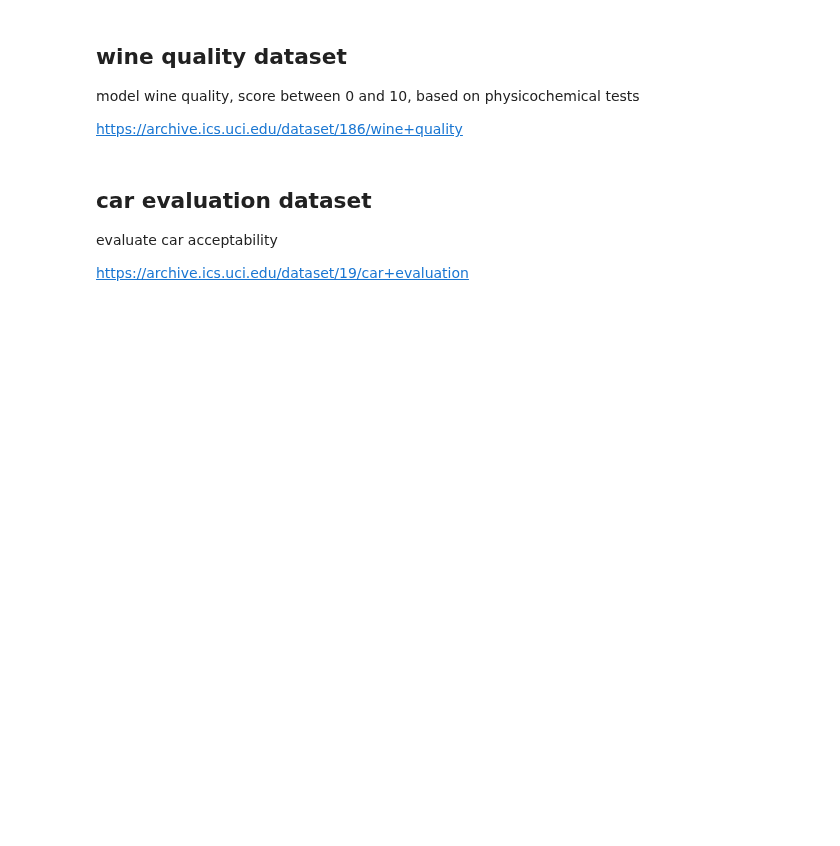
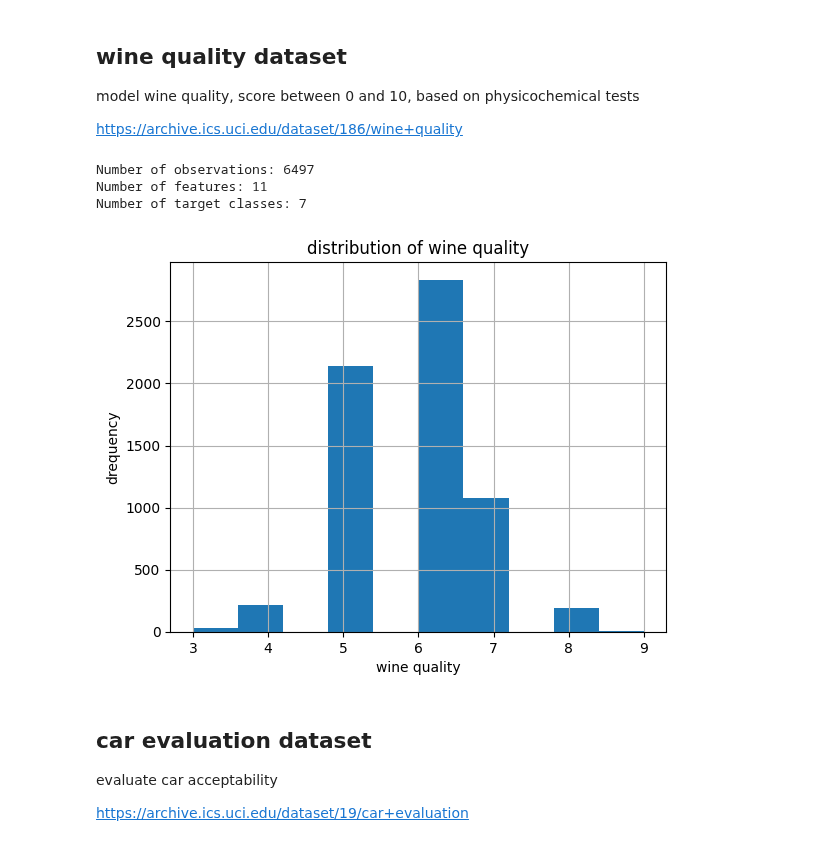
Before and after one commit to mafits/opt-ordinal-scorecards, a Jupyter notebook: test_ordinal.ipynb, the cells around one changed output. Drawn from its saved outputs; the diff is of its cells as text; code cells hidden in the pictures; blank space fills up the shorter version.

```diff
--- a/test_ordinal.ipynb
+++ b/test_ordinal.ipynb
@@ -184,13 +221,38 @@ https://archive.ics.uci.edu/dataset/186/wine+quality
 # %%
 # fetch dataset
 wine_quality_data = fetch_ucirepo(id=186)
 
 # data (as pandas dataframes)
 wine_quality_X = wine_quality_data.data.features
 wine_quality_y = wine_quality_data.data.targets
 
 # metadata
-print(wine_quality_data.metadata)
+#print(wine_quality_data.metadata)
 
 # variable information
-print(wine_quality_data.variables)
+#print(wine_quality_data.variables)
+
+wine_quality_y = pd.Series(wine_quality_y['quality'], name='quality')
+wine_quality_y.value_counts()
+wine_quality_y.hist()
+plt.xlabel('wine quality')
+plt.ylabel('drequency')
+plt.title('distribution of wine quality')
+
+
+# num of observations
+num_observations = len(wine_quality_X)
+print(f'Number of observations: {num_observations}')
+
+# num of features
+num_features = len(wine_quality_X.columns)
+print(f'Number of features: {num_features}')
+
+# number of target classes
+num_classes = len(wine_quality_y.unique())
+print(f'Number of target classes: {num_classes}')
+# %% [output]
+Number of observations: 6497
+Number of features: 11
+Number of target classes: 7
+[figure, added]
```
Also changed, not shown: parts of 14 cells of this notebook, 2 other files.
